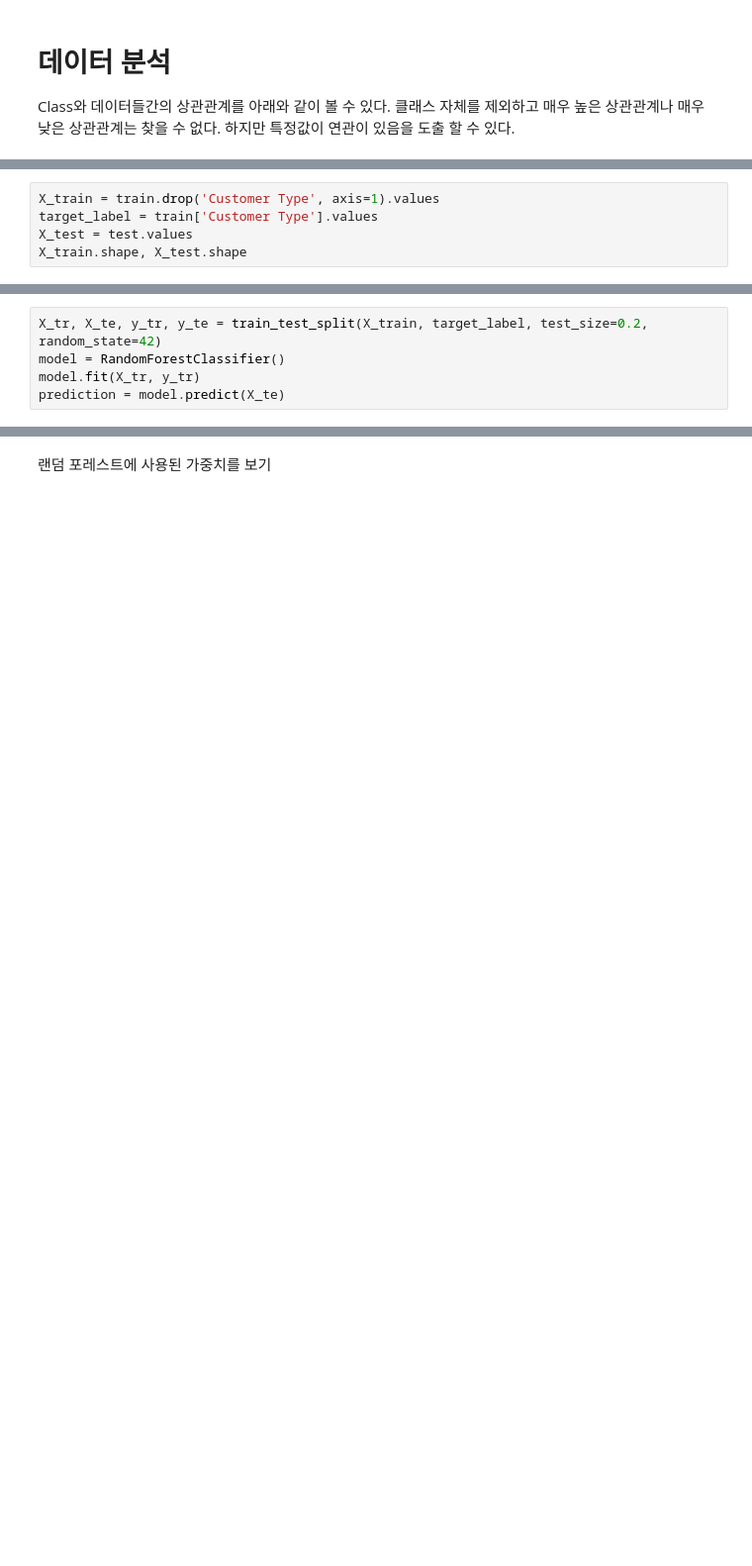
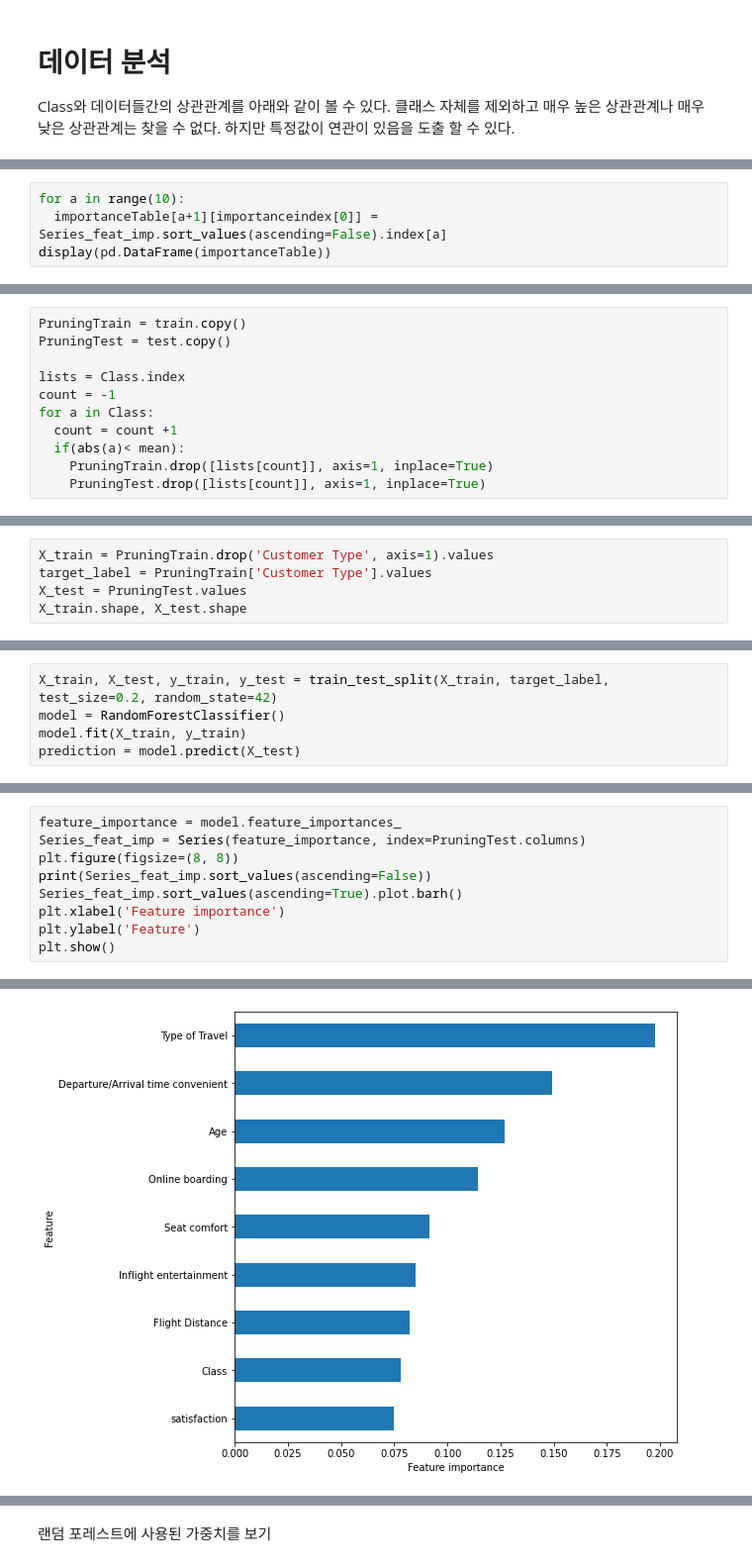
Before and after one commit to jsuk10/MachingLearningHomeWork, a Jupyter notebook: Project/CustomerPrediction.ipynb, the cells around one changed output, grey strips where cells are left out. Shown at 99% size. Saved outputs shown, nothing was run; the diff lists cells and outputs as text; blank space fills up the shorter version.

```diff
--- a/Project/CustomerPrediction.ipynb
+++ b/Project/CustomerPrediction.ipynb
@@ -262,0 +444,4 @@ test.drop(['Checkin service','Gender','Ease of Online booking','Inflight service
+# %%
+for a in range(10):
+  importanceTable[a+1][importanceindex[0]] = Series_feat_imp.sort_values(ascending=False).index[a]
+display(pd.DataFrame(importanceTable))
@@ -262,0 +460,11 @@ test.drop(['Checkin service','Gender','Ease of Online booking','Inflight service
+# %%
+PruningTrain = train.copy()
+PruningTest = test.copy()
+
+lists = Class.index
+count = -1
+for a in Class:
+  count = count +1
+  if(abs(a)< mean):
+    PruningTrain.drop([lists[count]], axis=1, inplace=True)
+    PruningTest.drop([lists[count]], axis=1, inplace=True)
@@ -286,8 +503,8 @@ Seat comfort                         int64
 satisfaction                         int64
 dtype: object
 # %%
-X_train = train.drop('Customer Type', axis=1).values
-target_label = train['Customer Type'].values
-X_test = test.values
+X_train = PruningTrain.drop('Customer Type', axis=1).values
+target_label = PruningTrain['Customer Type'].values
+X_test = PruningTest.values
 X_train.shape, X_test.shape
 # %% [output]
@@ -295,5 +512,5 @@ X_train.shape, X_test.shape
 # %%
-X_tr, X_te, y_tr, y_te = train_test_split(X_train, target_label, test_size=0.2, random_state=42)
+X_train, X_test, y_train, y_test = train_test_split(X_train, target_label, test_size=0.2, random_state=42)
 model = RandomForestClassifier()
-model.fit(X_tr, y_tr)
-prediction = model.predict(X_te)
+model.fit(X_train, y_train)
+prediction = model.predict(X_test)
@@ -303,0 +531,10 @@ print('총 {}명 중 {:.2f}% 정확도로 고객을 예측함'.format(y_te.shape
+# %%
+feature_importance = model.feature_importances_
+Series_feat_imp = Series(feature_importance, index=PruningTest.columns)
+plt.figure(figsize=(8, 8))
+print(Series_feat_imp.sort_values(ascending=False))
+Series_feat_imp.sort_values(ascending=True).plot.barh()
+plt.xlabel('Feature importance')
+plt.ylabel('Feature')
+plt.show()
+# %% [output]
@@ -303,0 +551 @@ print('총 {}명 중 {:.2f}% 정확도로 고객을 예측함'.format(y_te.shape
+[figure, added]
```
Also changed, not shown: parts of 95 cells of this notebook, 1 other file.
